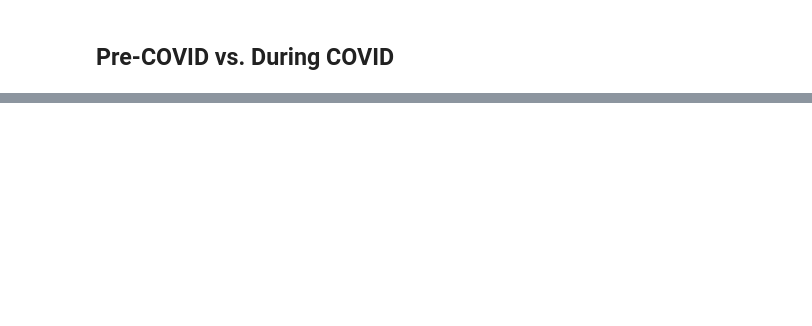
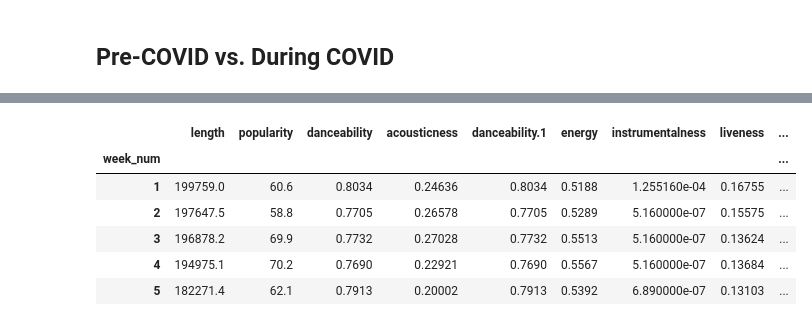
Before and after one commit to sonyal/COVIDSpotifyTrends, a Jupyter notebook: final.ipynb, the cells around one changed output, grey strips where cells are left out. Cells and saved outputs as stored; diff of their text form; code cells hidden in the pictures; blank space fills up the shorter version.

```diff
--- a/final.ipynb
+++ b/final.ipynb
@@ -147,10 +140,0 @@ pre_spotify.sort_values(by=['start_date'], inplace=True)
-# %%
-
-# We want to analyze Spotify data from January 2019 to January 2020 to compare to Spotify data when the first tests were administered
-i = pd.to_datetime('02/15/2019')
-pre_bins = []
-while i < pd.to_datetime('02/15/2020'):
-    temp = i + pd.Timedelta('7 days')
-    pre_bins.append((i,temp))
-    i = temp
-pre_bins = pd.IntervalIndex.from_tuples(pre_bins)
@@ -256,3 +235,14 @@ Slope of trend in instrumentalness of top songs: nan
+# %%
+pre_spotify = grouped_pre.groupby(['week_num']).mean()
+pre_spotify.head()
+# %% [output]
+|  | length | popularity | danceability | acousticness | danceability.1 | energy | instrumentalness | liveness | ... |
+| week_num |  |  |  |  |  |  |  |  | ... |
+| 1 | 199759.0 | 60.6 | 0.8034 | 0.24636 | 0.8034 | 0.5188 | 1.255160e-04 | 0.16755 | ... |
+| 2 | 197647.5 | 58.8 | 0.7705 | 0.26578 | 0.7705 | 0.5289 | 5.160000e-07 | 0.15575 | ... |
+| 3 | 196878.2 | 69.9 | 0.7732 | 0.27028 | 0.7732 | 0.5513 | 5.160000e-07 | 0.13624 | ... |
+| 4 | 194975.1 | 70.2 | 0.7690 | 0.22921 | 0.7690 | 0.5567 | 5.160000e-07 | 0.13684 | ... |
+| 5 | 182271.4 | 62.1 | 0.7913 | 0.20002 | 0.7913 | 0.5392 | 6.890000e-07 | 0.13103 | ... |
 # %%
 during_spotify = grouped_spotify[6:]
 during_spotify = during_spotify.reset_index()
```
Also changed, not shown: parts of 14 cells of this notebook.
